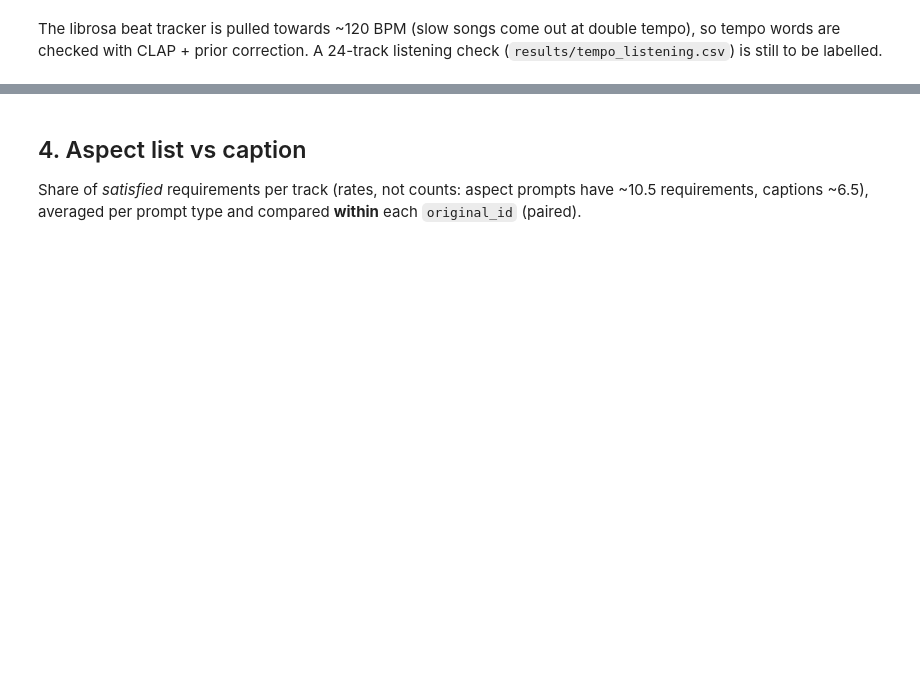
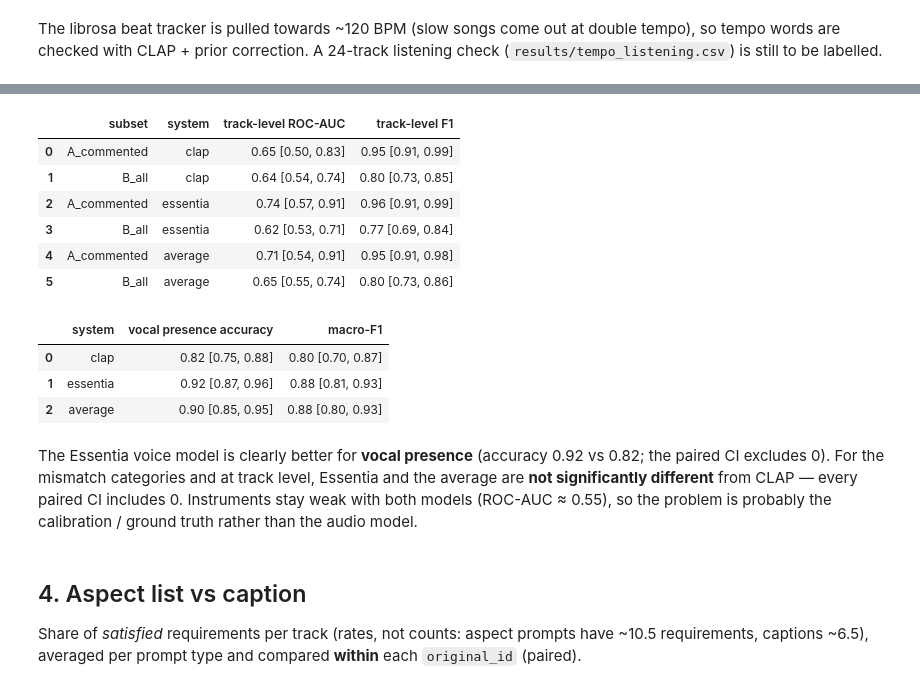
Before and after one commit to khimiakk/ai-music-validator, a Jupyter notebook: notebooks/03_first_results.ipynb, the cells around one changed output, grey strips where cells are left out. Cells and saved outputs as stored; diff of their text form; code cells hidden in the pictures; blank space fills up the shorter version.

```diff
--- a/notebooks/03_first_results.ipynb
+++ b/notebooks/03_first_results.ipynb
@@ -303,3 +348,27 @@ to be labelled.
+# %%
+st = pd.read_csv(RES / "metrics_systems_track_level.csv")
+sv = pd.read_csv(RES / "metrics_systems_vocals.csv")
+display(pd.DataFrame({"subset": st["subset"], "system": st["system"], "track-level ROC-AUC": [ci(r, "roc_auc") for _, r in st.iterrows()],
+                      "track-level F1": [ci(r, "f1") for _, r in st.iterrows()]}))
+pd.DataFrame({"system": sv["system"], "vocal presence accuracy": [ci(r, "accuracy") for _, r in sv.iterrows()],
+              "macro-F1": [ci(r, "macro_f1") for _, r in sv.iterrows()]})
+# %% [output]
+|  | subset | system | track-level ROC-AUC | track-level F1 |
+| 0 | A_commented | clap | 0.65 [0.50, 0.83] | 0.95 [0.91, 0.99] |
+| 1 | B_all | clap | 0.64 [0.54, 0.74] | 0.80 [0.73, 0.85] |
+| 2 | A_commented | essentia | 0.74 [0.57, 0.91] | 0.96 [0.91, 0.99] |
+| 3 | B_all | essentia | 0.62 [0.53, 0.71] | 0.77 [0.69, 0.84] |
+| 4 | A_commented | average | 0.71 [0.54, 0.91] | 0.95 [0.91, 0.98] |
+| 5 | B_all | average | 0.65 [0.55, 0.74] | 0.80 [0.73, 0.86] |
+|  | system | vocal presence accuracy | macro-F1 |
+| 0 | clap | 0.82 [0.75, 0.88] | 0.80 [0.70, 0.87] |
+| 1 | essentia | 0.92 [0.87, 0.96] | 0.88 [0.81, 0.93] |
+| 2 | average | 0.90 [0.85, 0.95] | 0.88 [0.80, 0.93] |
+# %% [markdown]
+The Essentia voice model is clearly better for **vocal presence** (accuracy 0.92 vs 0.82; the paired CI
+excludes 0). For the mismatch categories and at track level, Essentia and the average are **not significantly
+different** from CLAP — every paired CI includes 0. Instruments stay weak with both models (ROC-AUC ≈ 0.55),
+so the problem is probably the calibration / ground truth rather than the audio model.
 # %% [markdown]
 ## 4. Aspect list vs caption
 
```
Also changed, not shown: parts of 7 cells of this notebook, 11 other files.
